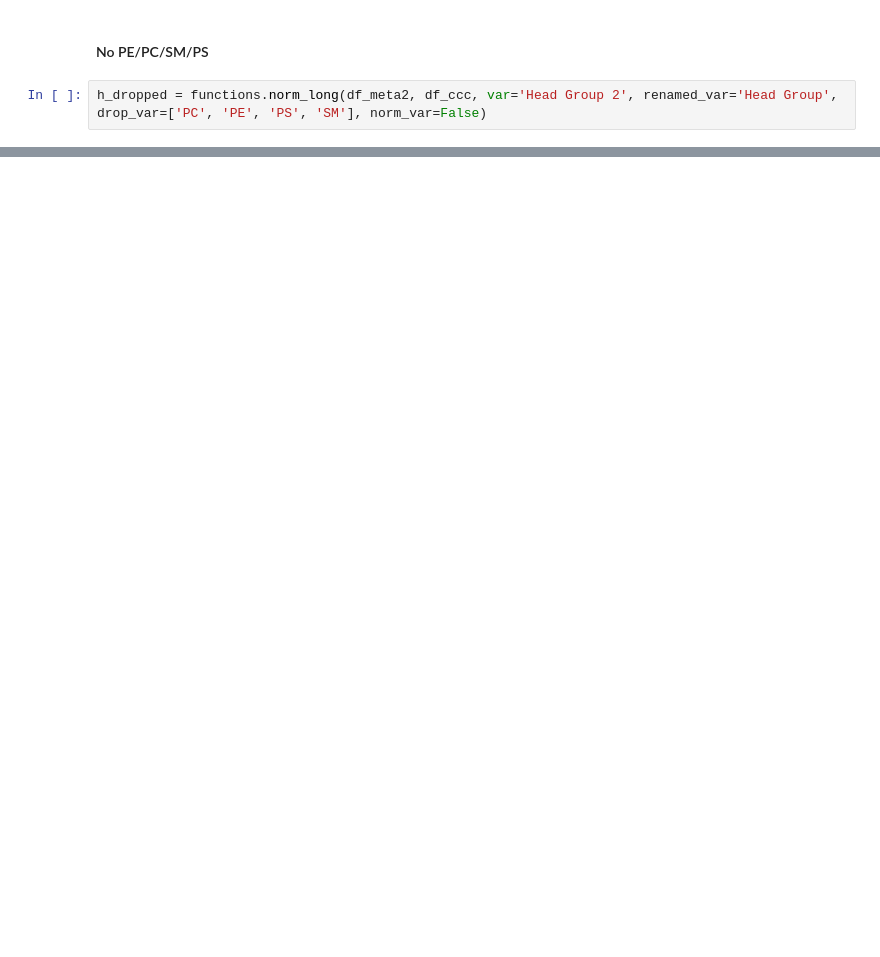
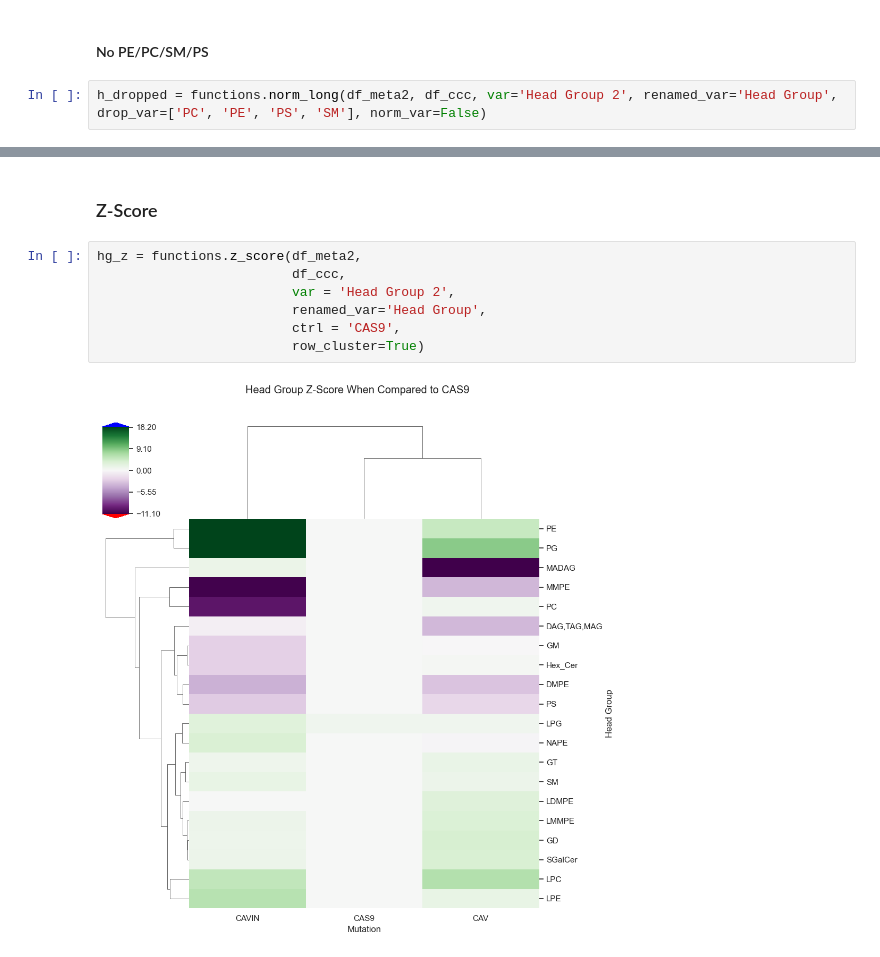
Before and after one commit to hn1902/lipids-proj-new, a Jupyter notebook: cas_cav_cavin_figures.ipynb, the cells around one changed output, grey strips where cells are left out. Cells and saved outputs as stored; diff of their text form; blank space fills up the shorter version.

Commit message:
Added Z-Score heatmaps

```diff
--- a/cas_cav_cavin_figures.ipynb
+++ b/cas_cav_cavin_figures.ipynb
@@ -320,3 +320,14 @@ d.save('graphs/cas_cav_cavin/head_group/Donut_Charts_NoPEPCPSSM.png', ppi=300)
 d
 # %% [output]
 [interactive output not drawn]
+# %% [markdown]
+### Z-Score
+# %%
+hg_z = functions.z_score(df_meta2,
+                         df_ccc,
+                         var = 'Head Group 2',
+                         renamed_var='Head Group',
+                         ctrl = 'CAS9',
+                         row_cluster=True)
+# %% [output]
+[figure, added]
```
Also changed, not shown: parts of 1 cell of this notebook, 13 other files.
